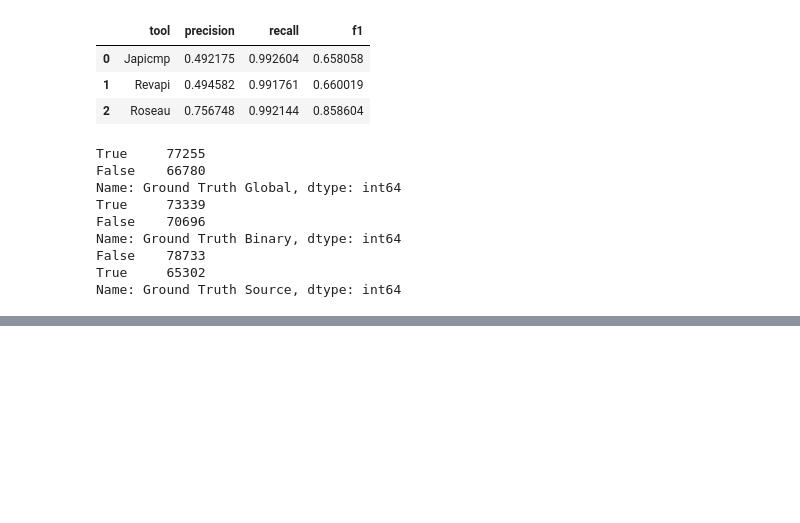
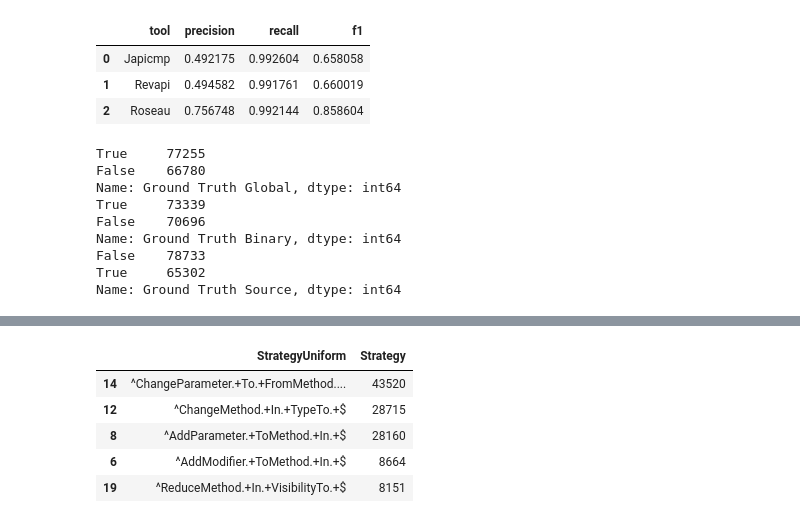
Before and after one commit to alien-tools/roseau, a Jupyter notebook: result/results.ipynb, the cells around one changed output, grey strips where cells are left out. Cells and saved outputs as stored; diff of their text form; code cells hidden in the pictures; blank space fills up the shorter version.

```diff
--- a/result/results.ipynb
+++ b/result/results.ipynb
@@ -108,0 +244,7 @@ Name: Ground Truth Source, dtype: int64
+# %%
+def uniformize_strategy_name(strategy):
+    for s in STRATEGIES:
+        if s.match(strategy):
+            return s.pattern
+
+    return None
@@ -108,0 +267,9 @@ Name: Ground Truth Source, dtype: int64
+# %%
+analyzed_strategies.head()
+# %% [output]
+|  | StrategyUniform | Strategy |
+| 14 | ^ChangeParameter.+To.+FromMethod.... | 43520 |
+| 12 | ^ChangeMethod.+In.+TypeTo.+$ | 28715 |
+| 8 | ^AddParameter.+ToMethod.+In.+$ | 28160 |
+| 6 | ^AddModifier.+ToMethod.+In.+$ | 8664 |
+| 19 | ^ReduceMethod.+In.+VisibilityTo.+$ | 8151 |
```
Also changed, not shown: parts of 17 cells of this notebook, 1 other file.
